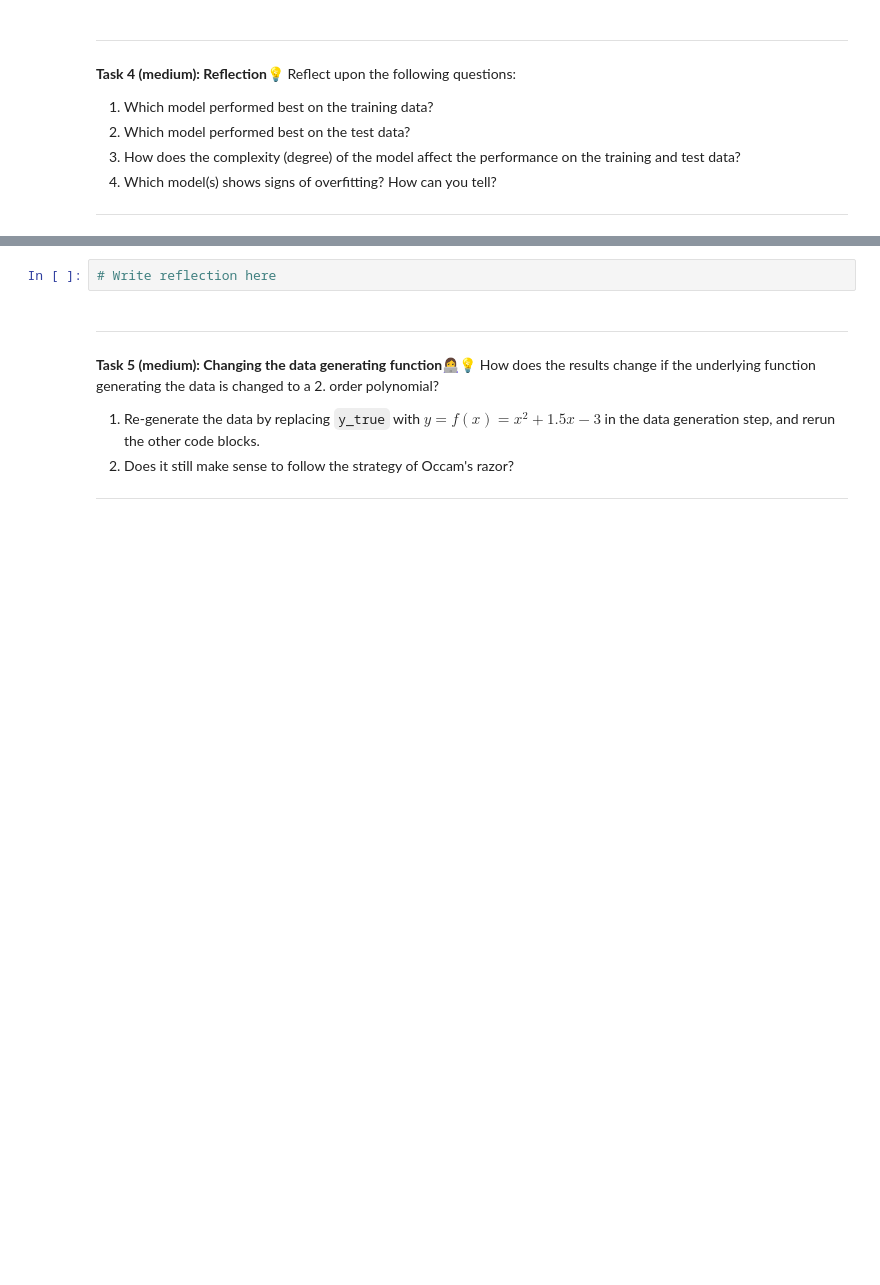
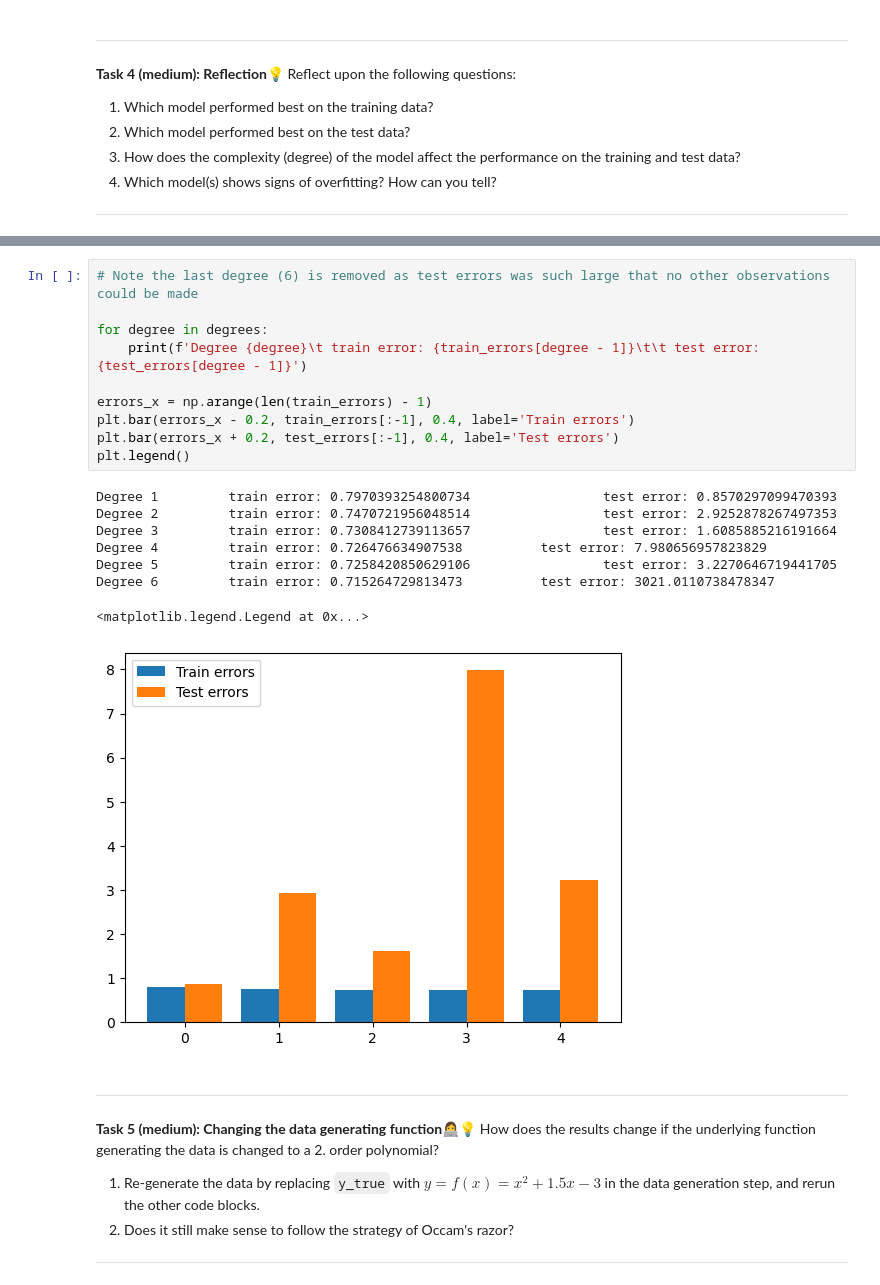
Before and after one commit to LVOL98/IML_Introduction-to-Machine-Learning, a Jupyter notebook: iml-repo/vscode/02-material/W06/01-model_complexity.ipynb, the cells around one changed output, grey strips where cells are left out. Drawn from its saved outputs; the diff is of its cells as text; blank space fills up the shorter version.

```diff
--- a/iml-repo/vscode/02-material/W06/01-model_complexity.ipynb
+++ b/iml-repo/vscode/02-material/W06/01-model_complexity.ipynb
@@ -158,5 +215,22 @@ Reflect upon the following questions:
 # %%
-# Write reflection here
+# Note the last degree (6) is removed as test errors was such large that no other observations could be made
+
+for degree in degrees:
+    print(f'Degree {degree}\t train error: {train_errors[degree - 1]}\t\t test error: {test_errors[degree - 1]}')
+
+errors_x = np.arange(len(train_errors) - 1)
+plt.bar(errors_x - 0.2, train_errors[:-1], 0.4, label='Train errors')
+plt.bar(errors_x + 0.2, test_errors[:-1], 0.4, label='Test errors')
+plt.legend()
+# %% [output]
+Degree 1         train error: 0.7970393254800734                 test error: 0.8570297099470393
+Degree 2         train error: 0.7470721956048514                 test error: 2.9252878267497353
+Degree 3         train error: 0.7308412739113657                 test error: 1.6085885216191664
+Degree 4         train error: 0.726476634907538          test error: 7.980656957823829
+Degree 5         train error: 0.7258420850629106                 test error: 3.2270646719441705
+Degree 6         train error: 0.715264729813473          test error: 3021.0110738478347
+<matplotlib.legend.Legend at 0x...>
+[figure, added]
 # %% [markdown]
 
 ---
```
Also changed, not shown: parts of 7 cells of this notebook, 1 other file.
